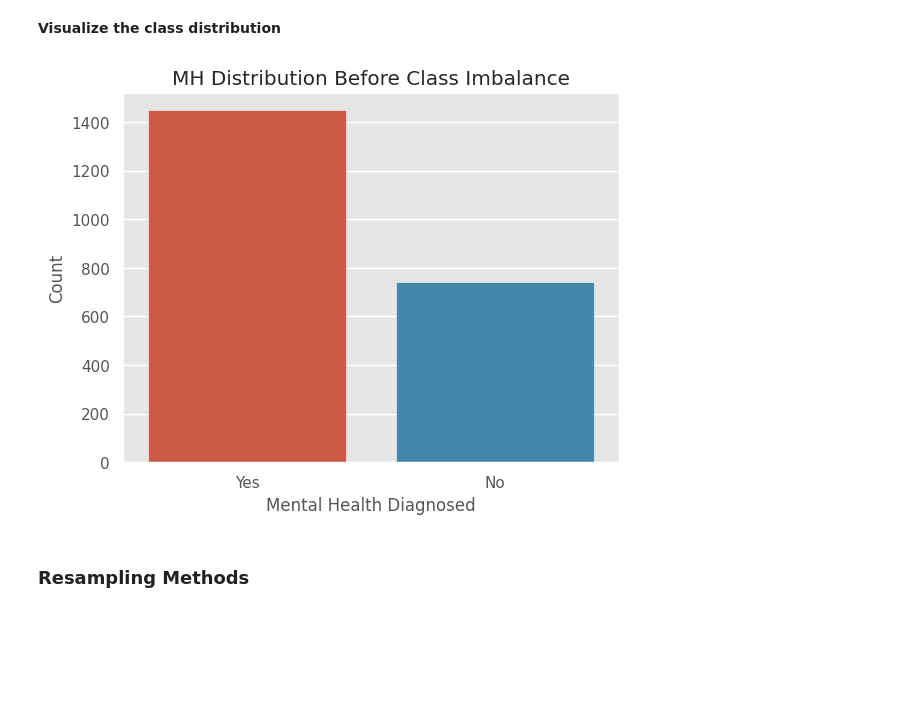
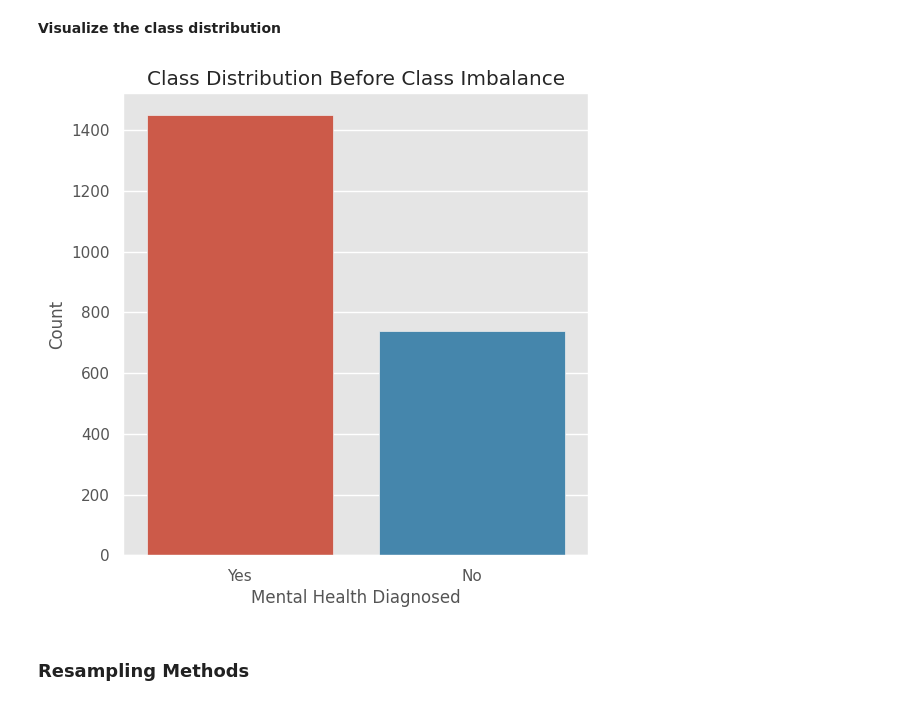
Before and after one commit to tsholofelo-mokheleli/ACIS-2023-New-Zealand, a Jupyter notebook: Experiment.ipynb, the cells around one changed output. Cells and saved outputs as stored; diff of their text form; code cells hidden in the pictures; blank space fills up the shorter version.

```diff
--- a/Experiment.ipynb
+++ b/Experiment.ipynb
@@ -220,18 +220,19 @@ Name: mental_health_diagnosed, dtype: int64
 # %%
 # Create a copy of the original dataset
 new_data = data.copy()
 
 mh_mapping = {0: 'No', 1: 'Yes'}
 new_data['mh_label'] = new_data['mental_health_diagnosed'].map(mh_mapping)
 
+plt.figure(figsize=(6, 6))
 # Plot the distribution based on the new dataset
 sns.countplot(data=new_data, x='mh_label')
 plt.xlabel('Mental Health Diagnosed')
 plt.ylabel('Count')
-plt.title('MH Distribution Before Class Imbalance')
+plt.title('Class Distribution Before Class Imbalance')
 plt.show()
 # %% [output]
-[figure, old version]
+[figure, new version]
 # %% [markdown]
 ### **Resampling Methods**
 # %% [markdown]
```
Also changed, not shown: parts of 1 cell of this notebook.
